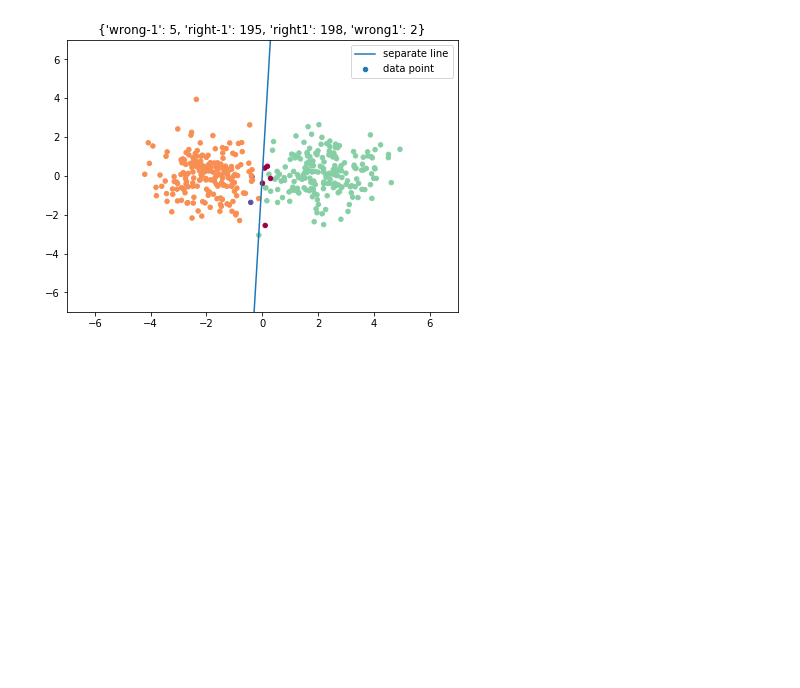
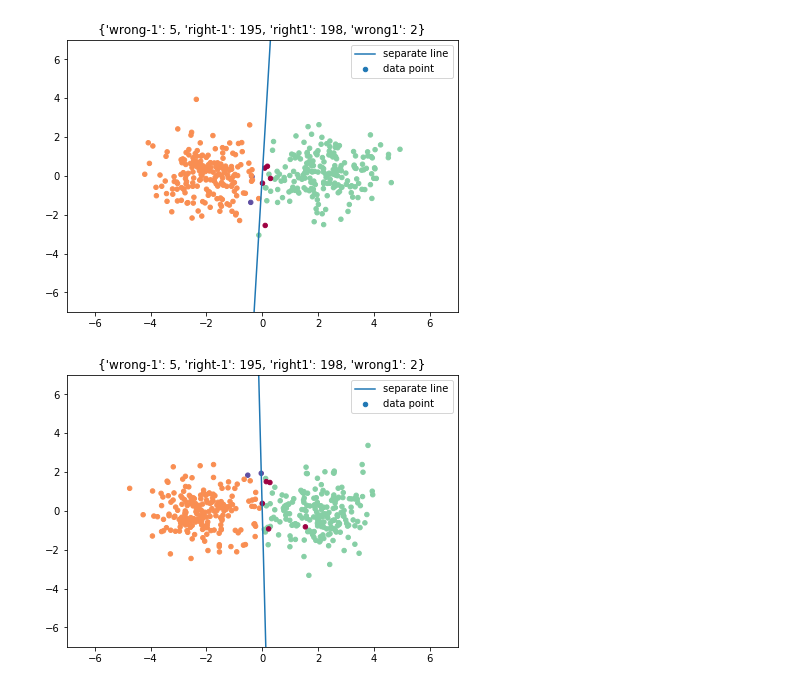
Before and after one commit to easilylazy/pattern-recognition, a Jupyter notebook: linear/linear_regression.ipynb, the cells around one changed output. Saved outputs shown, nothing was run; the diff lists cells and outputs as text; code cells hidden in the pictures; blank space fills up the shorter version.

Commit message:
enable LMSalg to random pick vector X and y

```diff
--- a/linear/linear_regression.ipynb
+++ b/linear/linear_regression.ipynb
@@ -439,3 +443,32 @@ for W in GD_yield(X,Y,epoch=1000,results=10,learning_rate=0.001):
     live_plot(X,labelY,W,lims=(7,7),bias=False,clear=True,title=str(label))
 # %% [output]
 [figure]
+# %%
+def LMSalg_yield(X,y,epoch=10,learning_rate=0.001):
+    '''
+    选取部分向量进行梯度下降，即随机梯度下降法
+    Args:
+        showLen(int):展示的倒数几个结果
+    '''
+    N=X.shape[0]
+    d=X.shape[1]
+    y=y.reshape([N,1])
+    # init w
+    w=np.zeros([d,1])
+    for e in range(epoch):
+            i=random.randint(0,N-1)
+            Xi=X[i].reshape(1,d)
+            yi=y[i].reshape(1,1)
+            gradient=gradientE(Xi,yi,w)
+            if abs(gradient.max())<1e-6:
+                print('in {0:d} epoch, achieve optimal w'.format(i))
+                break
+            w=w-learning_rate*gradient
+            yield w.reshape(d)
+# %%
+X,Y=GenerateData(mu=2,d=2,N=200)
+for W in LMSalg_yield(X,Y,epoch=100,learning_rate=0.001):
+    labelY,label=labelError(W,X,Y)
+    live_plot(X,labelY,W,lims=(7,7),bias=False,clear=True,title=str(label))
+# %% [output]
+[figure, added]
```
Also changed, not shown: parts of 4 cells of this notebook.
